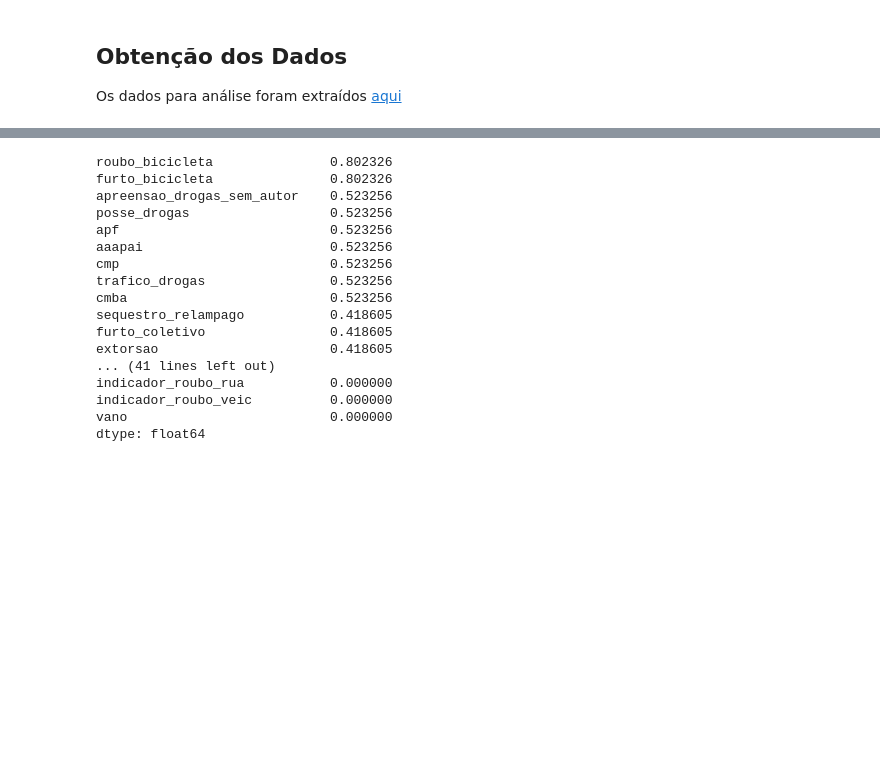
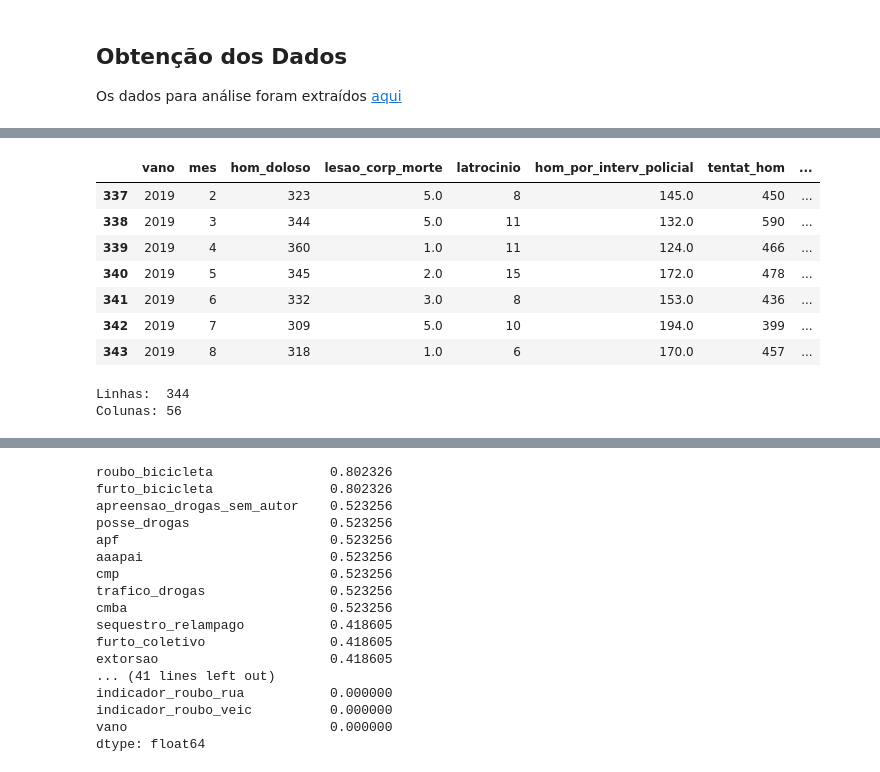
Before and after one commit to 1rubenito/data_science, a Jupyter notebook: Analisando_Dados_roubo_furto_de_veículos_no_Rio_de_Janeiro.ipynb, the cells around one changed output, grey strips where cells are left out. Cells and saved outputs as stored; diff of their text form; code cells hidden in the pictures; blank space fills up the shorter version.

```diff
--- a/Analisando_Dados_roubo_furto_de_veículos_no_Rio_de_Janeiro.ipynb
+++ b/Analisando_Dados_roubo_furto_de_veículos_no_Rio_de_Janeiro.ipynb
@@ -95,0 +50,19 @@ df_rio.head()
+# %%
+#últimas 7 linhas do dataset
+df_rio.tail(7)
+# %% [output]
+|  | vano | mes | hom_doloso | lesao_corp_morte | latrocinio | hom_por_interv_policial | tentat_hom | ... |
+| 337 | 2019 | 2 | 323 | 5.0 | 8 | 145.0 | 450 | ... |
+| 338 | 2019 | 3 | 344 | 5.0 | 11 | 132.0 | 590 | ... |
+| 339 | 2019 | 4 | 360 | 1.0 | 11 | 124.0 | 466 | ... |
+| 340 | 2019 | 5 | 345 | 2.0 | 15 | 172.0 | 478 | ... |
+| 341 | 2019 | 6 | 332 | 3.0 | 8 | 153.0 | 436 | ... |
+| 342 | 2019 | 7 | 309 | 5.0 | 10 | 194.0 | 399 | ... |
+| 343 | 2019 | 8 | 318 | 1.0 | 6 | 170.0 | 457 | ... |
+# %%
+#tamanho do dataset
+print('Linhas:\t {}'.format(df_rio.shape[0]))
+print('Colunas: {}'.format(df_rio.shape[1]))
+# %% [output]
+Linhas:  344
+Colunas: 56
```
Also changed, not shown: parts of 28 cells of this notebook.
